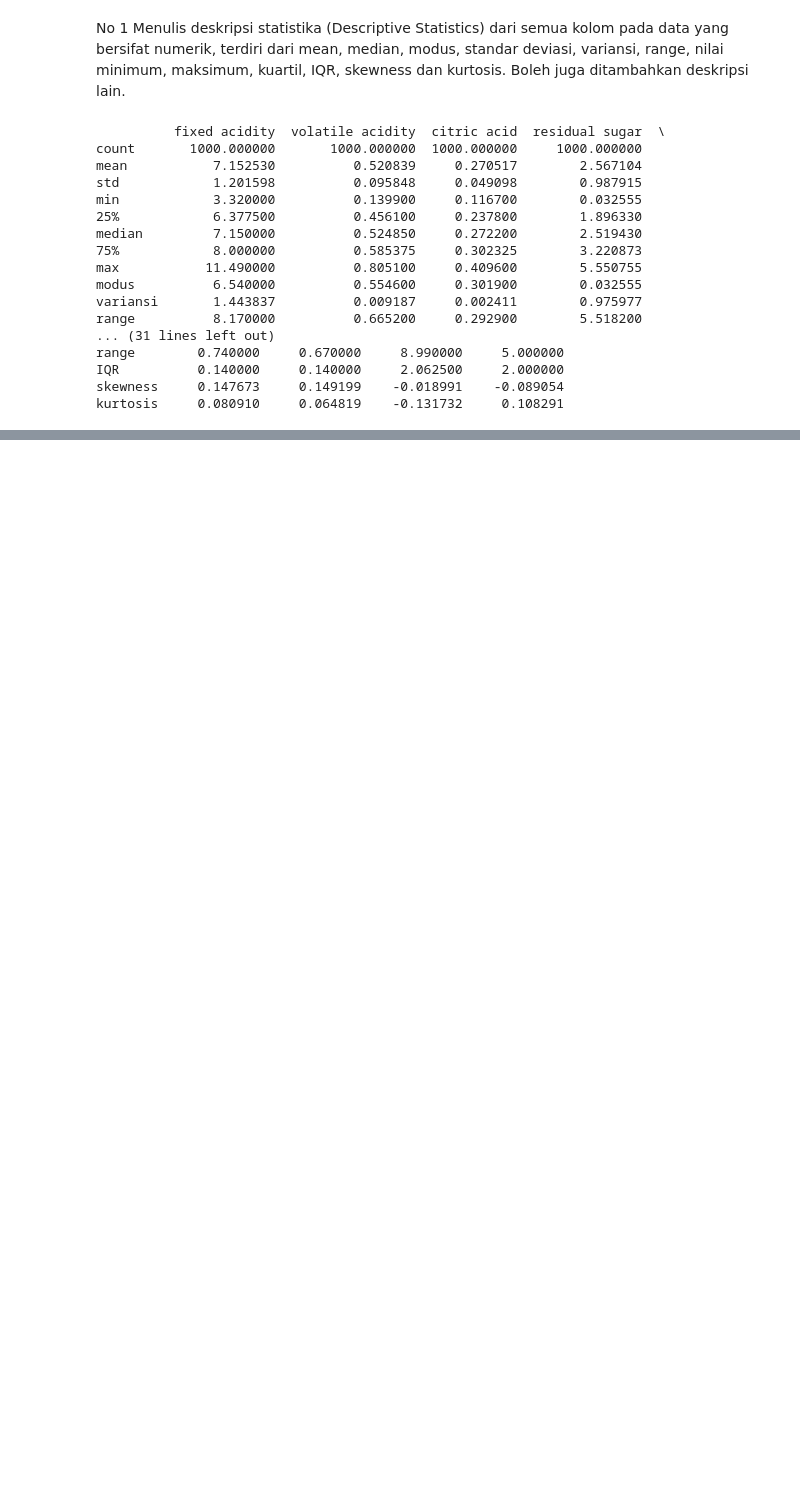
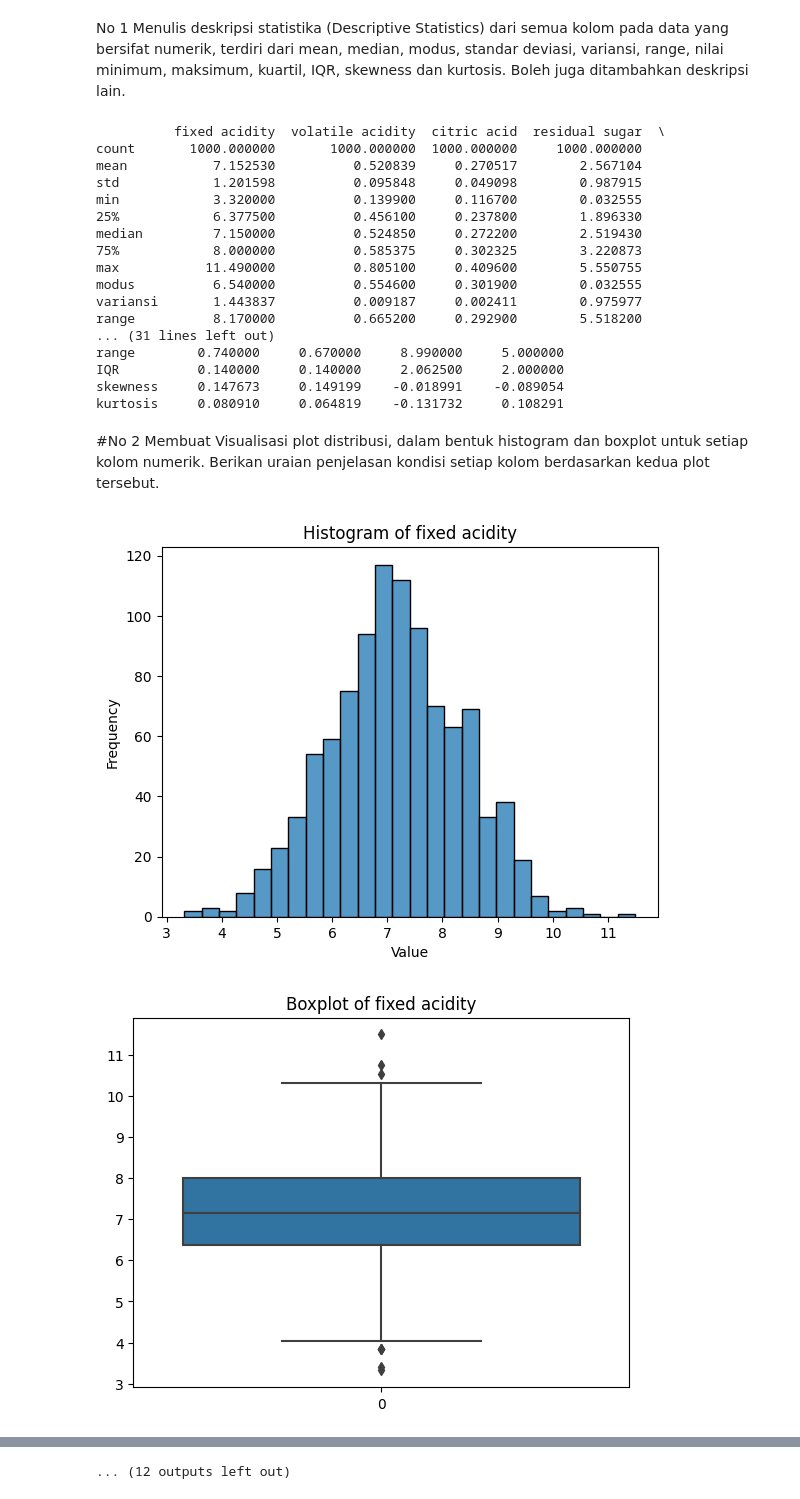
Before and after one commit to Raylouiss/K01-T1-IF2220-13521127-13521143, a Jupyter notebook: Untitled-1.ipynb, the cells around one changed output, grey strips where cells are left out. Cells and saved outputs as stored; diff of their text form; code cells hidden in the pictures; blank space fills up the shorter version.

```diff
--- a/Untitled-1.ipynb
+++ b/Untitled-1.ipynb
@@ -39,3 +40,26 @@ range        0.740000     0.670000     8.990000     5.000000
 IQR          0.140000     0.140000     2.062500     2.000000
 skewness     0.147673     0.149199    -0.018991    -0.089054
 kurtosis     0.080910     0.064819    -0.131732     0.108291
+# %% [markdown]
+#No 2
+Membuat Visualisasi plot distribusi, dalam bentuk histogram dan boxplot untuk setiap
+kolom numerik. Berikan uraian penjelasan kondisi setiap kolom berdasarkan kedua plot
+tersebut.
+# %%
+#Loop untuk setiap kolom yang datanya numerik
+for col in df.select_dtypes(include=[np.number]):
+
+    #Histogram
+    sns.histplot(df[col], bins="auto")
+    plt.title(f'Histogram of {col}')
+    plt.xlabel('Value')
+    plt.ylabel('Frequency')
+    plt.show()
+
+    #Boxplot
+    sns.boxplot(df[col])
+    plt.title(f'Boxplot of {col}')
+    plt.show()
+# %% [output]
+[figure, added]
+[figure, added]
@@ -41,0 +76 @@ kurtosis     0.080910     0.064819    -0.131732     0.108291
+... (12 outputs left out)
```
Also changed, not shown: parts of 2 cells of this notebook.
